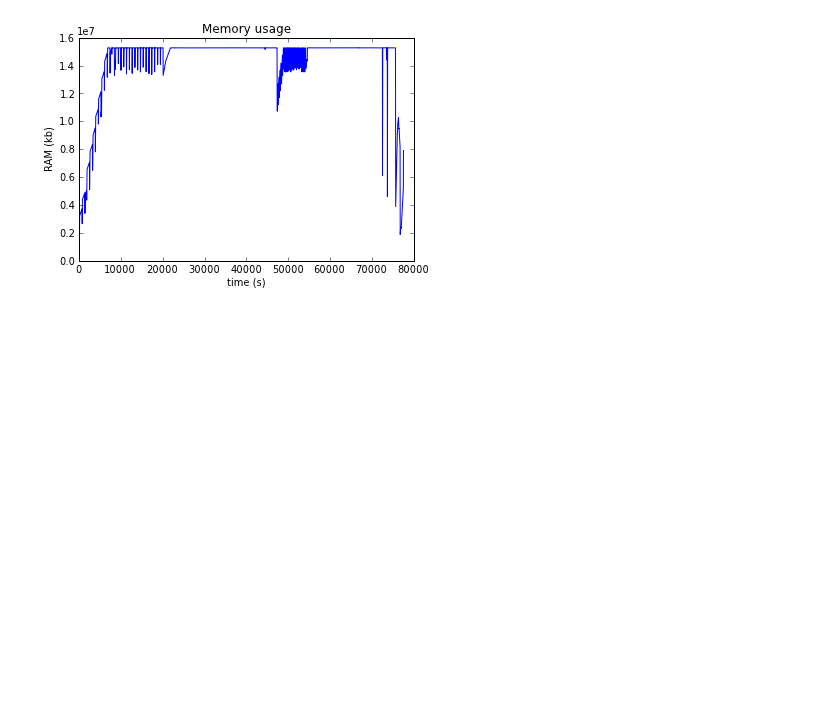
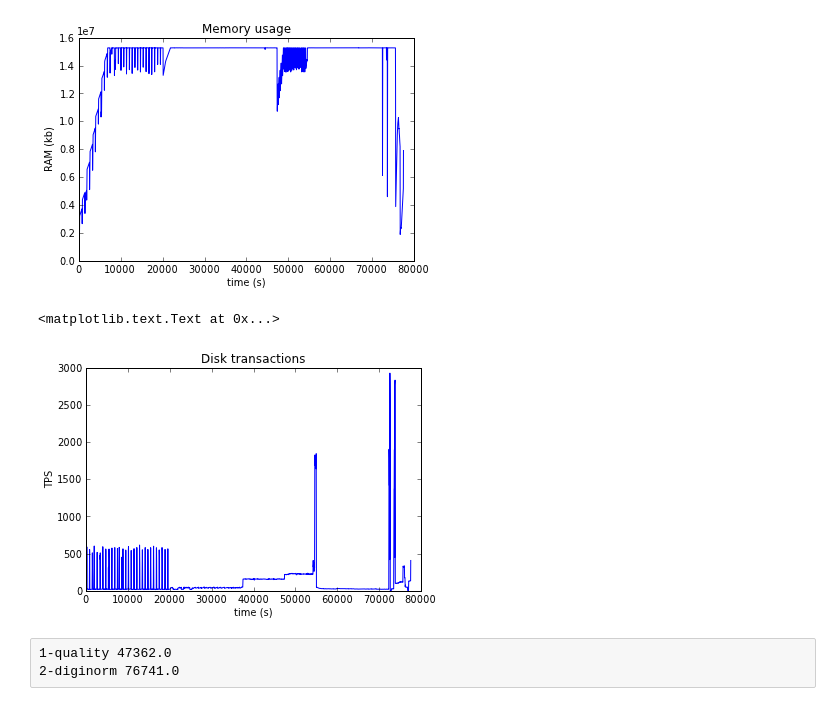
Before and after one commit to ctb/sartre, a Jupyter notebook: bench0.ipynb, the cells around one changed output. Drawn from its saved outputs; the diff is of its cells as text; code cells hidden in the pictures; blank space fills up the shorter version.

Commit message:
updated for disk processing

```diff
--- a/bench0.ipynb
+++ b/bench0.ipynb
@@ -65,3 +65,14 @@ title("Memory usage")
 # %% [output]
 <matplotlib.text.Text at 0x...>
 [figure]
+# %%
+plot(longdata[:,0], longdata[:,3])
+xlabel('time (s)')
+ylabel('TPS')
+title("Disk transactions")
+# %% [output]
+<matplotlib.text.Text at 0x...>
+[figure, added]
+# %% [raw]
+1-quality 47362.0
+2-diginorm 76741.0
```
Also changed, not shown: 1 other file.
